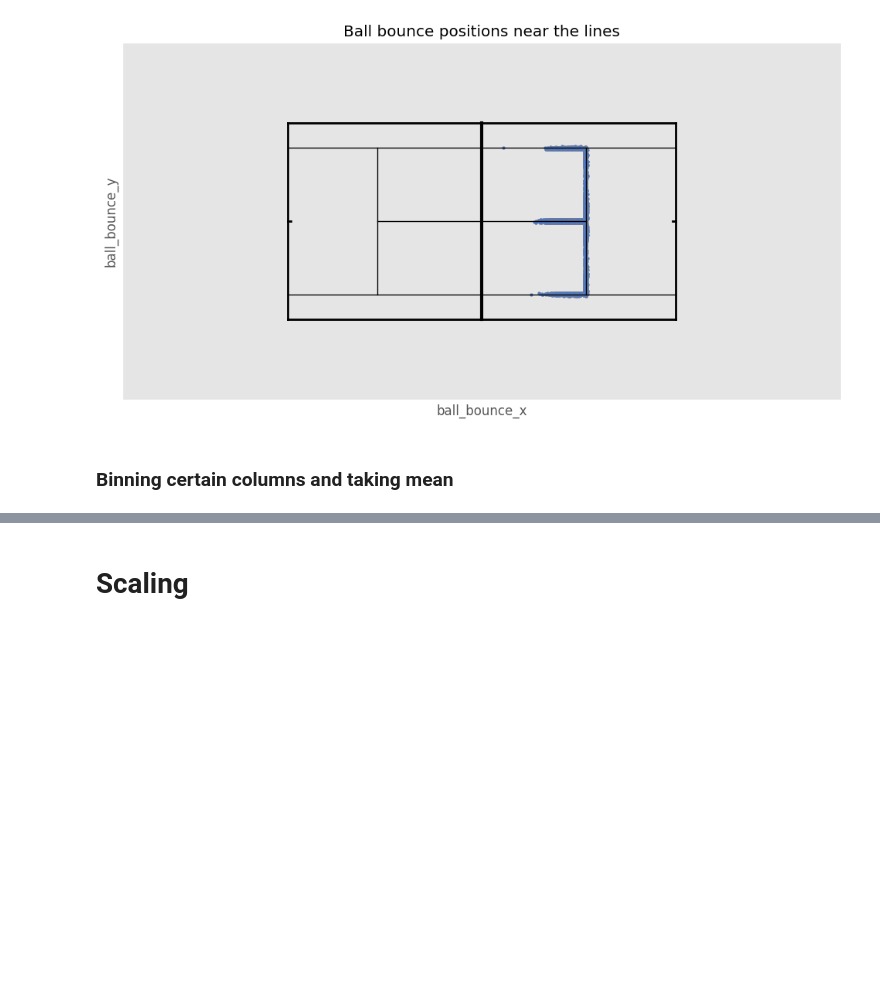
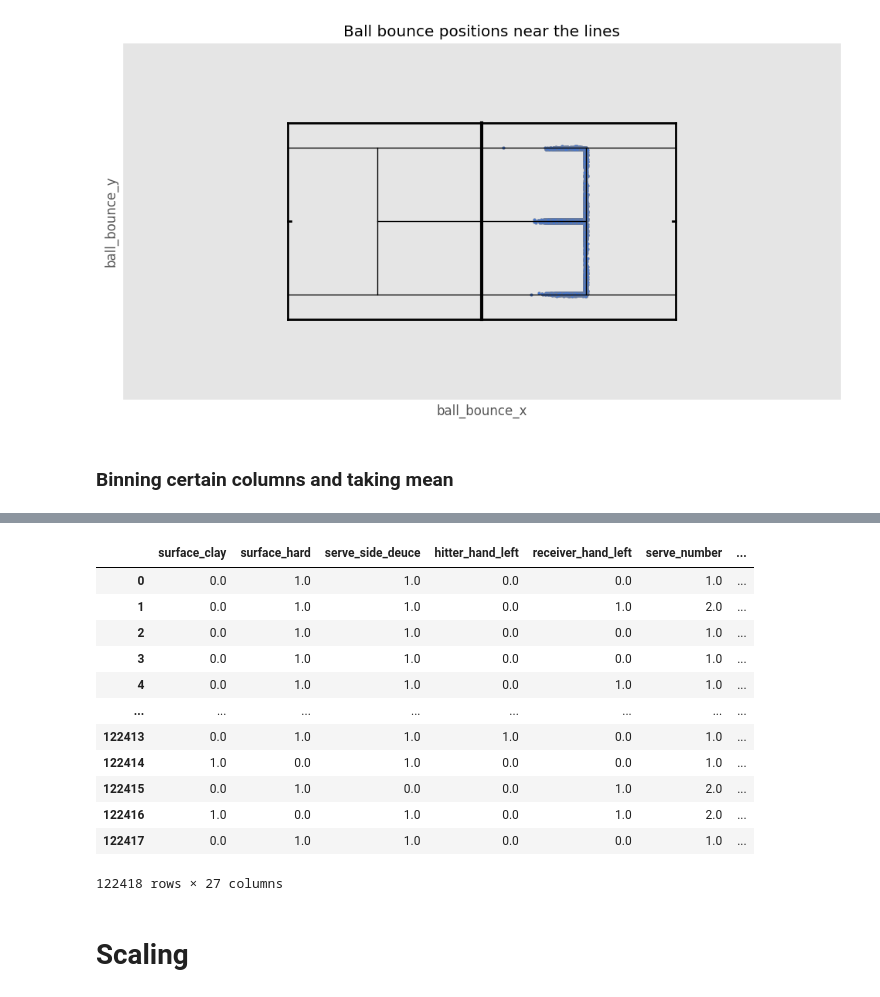
Before and after one commit to apbw-6/Tennis_Ace_Prediction, a Jupyter notebook: 3.Feature_Engineering.ipynb, the cells around one changed output, grey strips where cells are left out. Saved outputs shown, nothing was run; the diff lists cells and outputs as text; code cells hidden in the pictures; blank space fills up the shorter version.

```diff
--- a/3.Feature_Engineering.ipynb
+++ b/3.Feature_Engineering.ipynb
@@ -361,6 +361,22 @@ df = dataframe_utils.binning(
     round_up=3,
     drop_old_column=True,
 )
+# %%
+df
+# %% [output]
+|  | surface_clay | surface_hard | serve_side_deuce | hitter_hand_left | receiver_hand_left | serve_number | ... |
+| 0 | 0.0 | 1.0 | 1.0 | 0.0 | 0.0 | 1.0 | ... |
+| 1 | 0.0 | 1.0 | 1.0 | 0.0 | 1.0 | 2.0 | ... |
+| 2 | 0.0 | 1.0 | 1.0 | 0.0 | 0.0 | 1.0 | ... |
+| 3 | 0.0 | 1.0 | 1.0 | 0.0 | 0.0 | 1.0 | ... |
+| 4 | 0.0 | 1.0 | 1.0 | 0.0 | 1.0 | 1.0 | ... |
+| ... | ... | ... | ... | ... | ... | ... | ... |
+| 122413 | 0.0 | 1.0 | 1.0 | 1.0 | 0.0 | 1.0 | ... |
+| 122414 | 1.0 | 0.0 | 1.0 | 0.0 | 0.0 | 1.0 | ... |
+| 122415 | 0.0 | 1.0 | 0.0 | 0.0 | 1.0 | 2.0 | ... |
+| 122416 | 1.0 | 0.0 | 1.0 | 0.0 | 1.0 | 2.0 | ... |
+| 122417 | 0.0 | 1.0 | 1.0 | 0.0 | 0.0 | 1.0 | ... |
+122418 rows × 27 columns
 # %% [markdown]
 # Scaling
 # %% [markdown]
```
Also changed, not shown: parts of 6 cells of this notebook, 3 other files.
